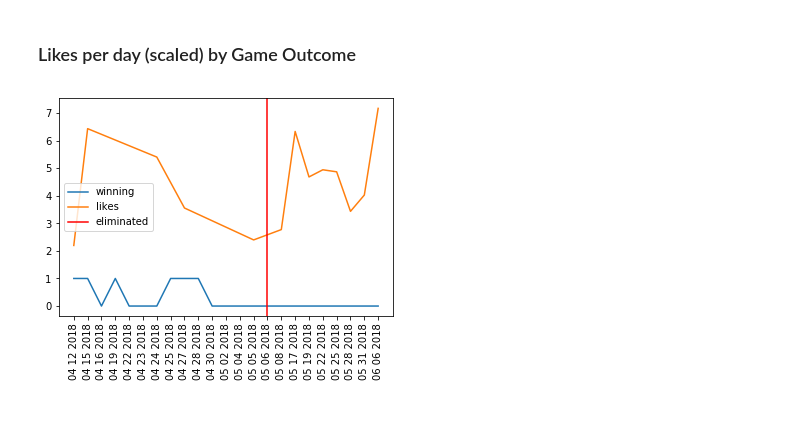
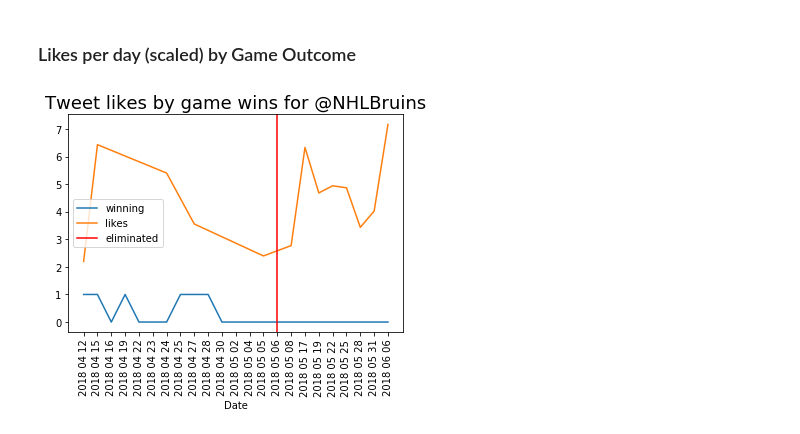
Before and after one commit to jsloa071/NHL-Tweets-Analysis, a Jupyter notebook: NHL Tweets Engagement Analysis.ipynb, the cells around one changed output. Saved outputs shown, nothing was run; the diff lists cells and outputs as text; code cells hidden in the pictures.

```diff
--- a/NHL Tweets Engagement Analysis.ipynb
+++ b/NHL Tweets Engagement Analysis.ipynb
@@ -422,9 +577,9 @@ Game outcomes for team  @NHLBruins
 | 483 | 2018-05-04 23:00:00 | 0 |
 | 484 | 2018-05-06 19:00:00 | 0 |
 # %%
-handle_tweets = playoffs_tweets[(playoff_tweets['team']==handle)]
-print("Tweets for team ", handle)
-handle_tweets.head()
+team_of_interest_tweets = playoffs_tweets[(playoff_tweets['team']==team_of_interest)]
+print("Tweets for team ", team_of_interest)
+team_of_interest_tweets.head()
 # %% [output]
 Tweets for team  @NHLBruins
 |  | Unnamed: 0 | user | team | timestamp | likes | replies | retweets | text | polarity | positive | ... |
@@ -436,5 +591,5 @@ Tweets for team  @NHLBruins
 # %%
 # convert the string timestamp to the same format used by the game_outcomes
 # aggregate average polarity by timestamp grouped by day
-handle_tweets['timestamp'] = pd.to_datetime(handle_tweets['timestamp'], format="%Y-%m-%d %H:%M:%S")
-polarity_by_day = handle_tweets.groupby(handle_tweets.timestamp.dt.strftime('%m %d %Y'))['polarity'].mean().reset_index(name='polarity').sort_values('timestamp')
+team_of_interest_tweets['timestamp'] = pd.to_datetime(team_of_interest_tweets['timestamp'], format="%Y-%m-%d %H:%M:%S")
+polarity_by_day = team_of_interest_tweets.groupby(team_of_interest_tweets.timestamp.dt.strftime('%Y %m %d'))['polarity'].mean().reset_index(name='polarity').sort_values('timestamp')
@@ -447,5 +596,5 @@ See the caveats in the documentation: http://pandas.pydata.org/pandas-docs/stabl
 # %%
 # aggregate winning outcomes by timestamp grouped by day
-win_by_day = game_outcomes.groupby(game_outcomes.date_time.dt.strftime('%m %d %Y'))['won'].sum().reset_index(name='won').sort_values('date_time')
+win_by_day = game_outcomes.groupby(game_outcomes.date_time.dt.strftime('%Y %m %d'))['won'].sum().reset_index(name='won').sort_values('date_time')
 # %%
 eliminated_on = win_by_day.tail(1)['date_time'].iloc[0]
@@ -466,5 +619,5 @@ plt.show()
 # %%
-likes_by_day = handle_tweets.groupby(handle_tweets.timestamp.dt.strftime('%m %d %Y'))['likes'].sum().reset_index(name='likes').sort_values('timestamp')
+likes_by_day = team_of_interest_tweets.groupby(team_of_interest_tweets.timestamp.dt.strftime('%Y %m %d'))['likes'].sum().reset_index(name='likes').sort_values('timestamp')
 # %%
 win_by_day = normalize_axis_dates(polarity_by_day, win_by_day)
 # %% [markdown]
@@ -483,13 +639,16 @@ plt.show()
 # %% [markdown]
 ### Likes per day (scaled) by Game Outcome
 # %%
+plt.title('Tweet likes by game wins for ' + team_of_interest, fontsize=18)
+plt.xlabel('Date')
+
 plt.plot(win_by_day.date_time, win_by_day.won, label='winning')
 plt.plot(likes_by_day.timestamp, np.log(likes_by_day.likes), label='likes')
 plt.axvline(eliminated_on, color = 'r', label = 'eliminated')
 
 plt.xticks(rotation=90)
 plt.legend()
 
 plt.show()
 # %% [output]
-[figure, old version]
+[figure, new version]
```
Also changed, not shown: parts of 31 cells of this notebook, 3 other files.
